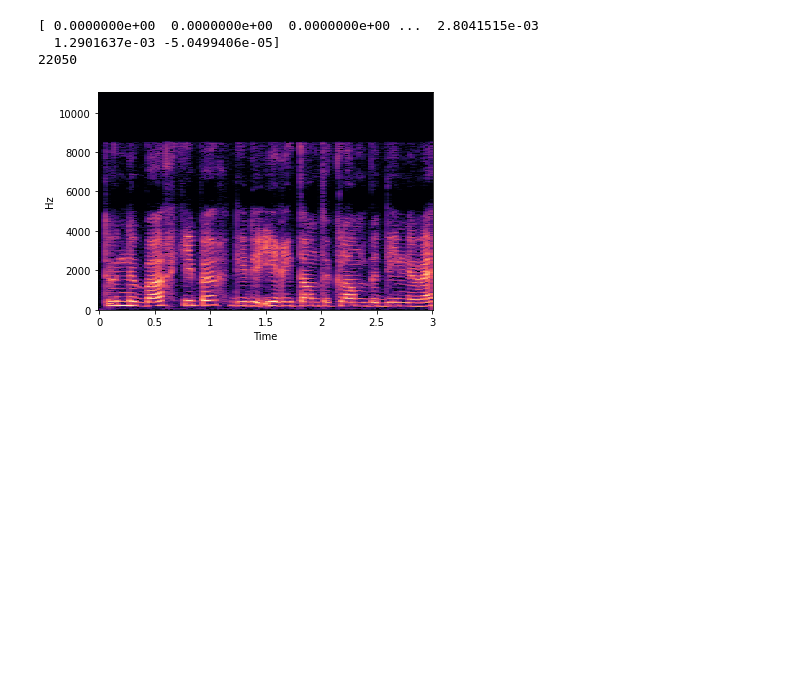
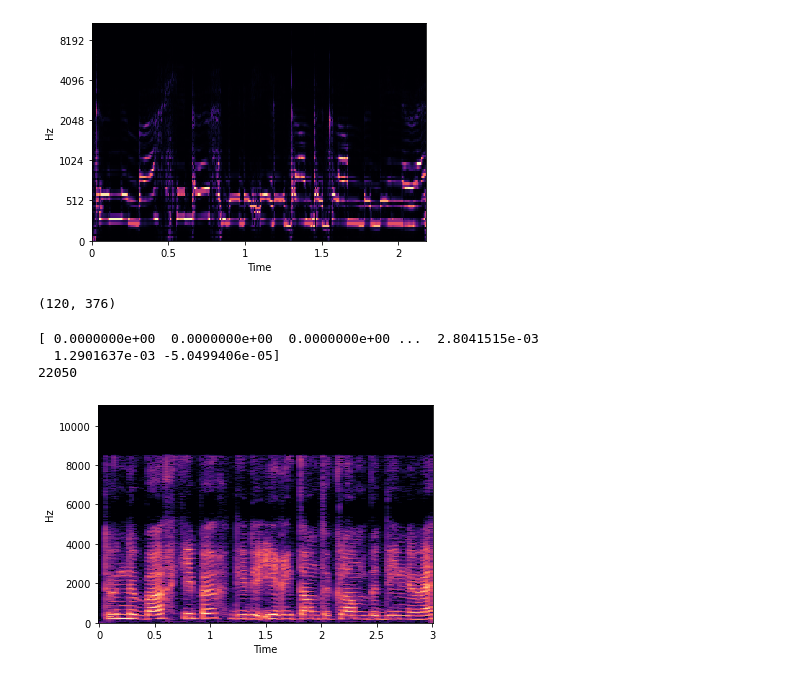
Before and after one commit to sccn/sound2meg, a Jupyter notebook: Melspectrogram.ipynb, the cells around one changed output. Saved outputs shown, nothing was run; the diff lists cells and outputs as text; code cells hidden in the pictures; blank space fills up the shorter version.

```diff
--- a/Melspectrogram.ipynb
+++ b/Melspectrogram.ipynb
@@ -17,13 +13,38 @@ from mne.viz import plot_alignment, set_3d_title
-# %%
-def wav_mel(file):
-    array, rate = librosa.load(file)
-    array = array[0:66150]
-
-    print(array)
-    print(rate)
-    X = librosa.stft(array)
-    Xdb = librosa.amplitude_to_db(abs(X))
-    librosa.display.specshow(Xdb, sr=rate, x_axis='time', y_axis='hz')
+# %%
+def three_second(audio_file):
+    audio_input, sample_rate = librosa.load(audio_file)
+    mono_audio = librosa.to_mono(audio_input)
+
+    audio_segment = sample_rate * 3
+    segment = mono_audio[:audio_segment]
+    data = resample(segment, sample_rate, 16000)
+    return data, sample_rate
+
+def wav_mel(file):
+  # Load wav file
+  data, sr = three_second(file)
+
+  # Apply STFT
+  S = librosa.stft(data, n_fft=512, hop_length=128)
+
+  # Normalize spectrogram
+  S = librosa.util.normalize(S)
+
+  # Convert to Mel-scale
+  mel_spectrogram = librosa.feature.melspectrogram(S=S, n_mels=120)
+
+  # Plot
+  librosa.display.specshow(mel_spectrogram, sr=sr, hop_length=128, x_axis='time', y_axis='mel')
+
+  return mel_spectrogram
+# %%
+mel = wav_mel('EQ_Ramp_Int2_Int1LPF001.wav')
+# %% [output]
+[figure, added]
+# %%
+mel.shape
+# %% [output]
+(120, 376)
 # %%
 def wav_mel(file):
     fig, ax = plt.subplots()
```
Also changed, not shown: parts of 2 cells of this notebook.
